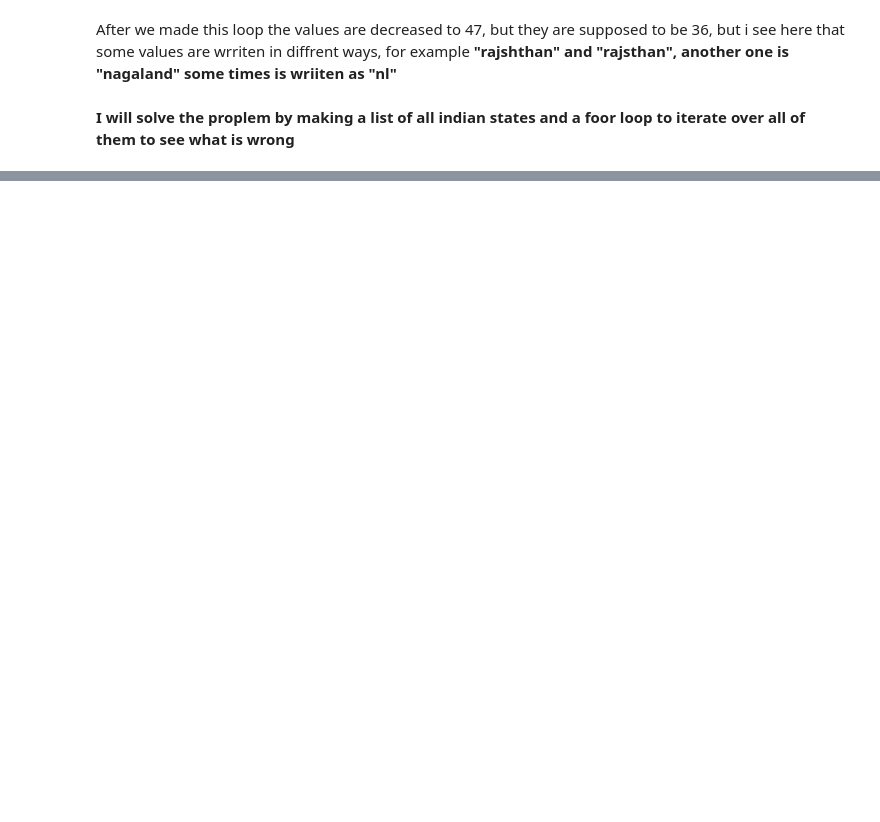
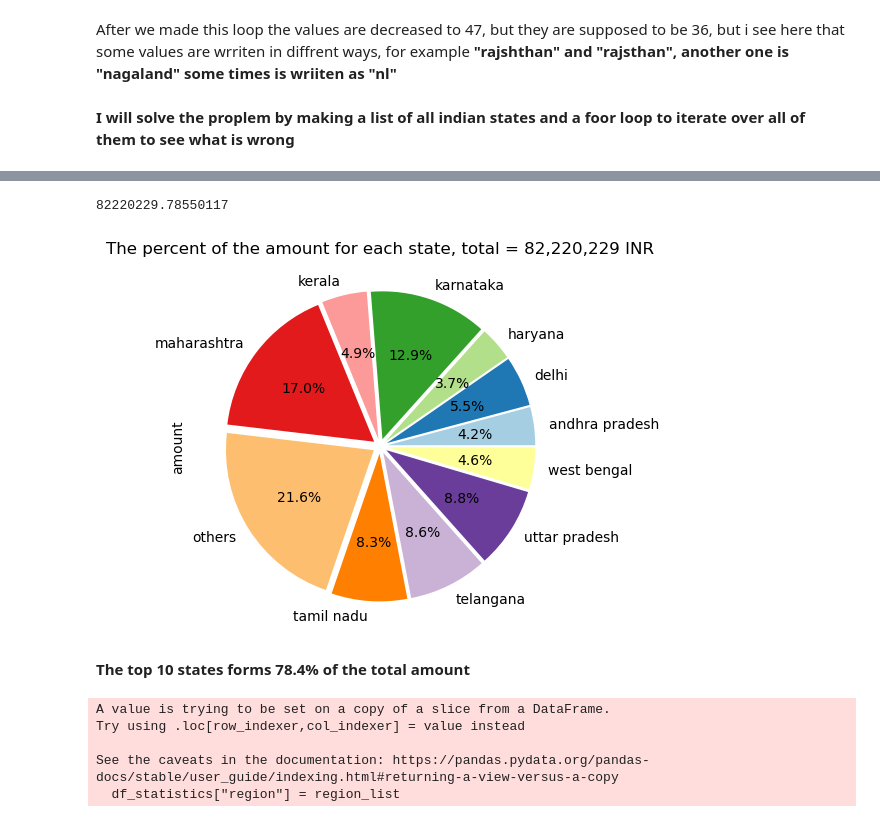
Before and after one commit to Abdelrahman2030/amazon_sales, a Jupyter notebook: amazon_products.ipynb, the cells around one changed output, grey strips where cells are left out. Cells and saved outputs as stored; diff of their text form; code cells hidden in the pictures; blank space fills up the shorter version.

```diff
--- a/amazon_products.ipynb
+++ b/amazon_products.ipynb
@@ -1082,0 +1149,18 @@ df_statistics[df_statistics["state_union"] == "not"]
+# %%
+# This for loop is going to create a new column that says wither the state is other or not
+
+
+top_states_list = ["maharashtra", "karnataka", "uttar pradesh", "telangana", "tamil nadu", "delhi", "kerala", "west bengal",
+                  "andhra pradesh", "haryana"]
+
+top_state = []
+
+for index in range(len(df_statistics)):
+    if df_statistics["state"].iloc[index] in top_states_list:
+        state = df_statistics["state"].iloc[index]
+        top_state.append(state)
+    else:
+        top_state.append("others")
+
+len(top_state)
+len(df_statistics)
@@ -1082,0 +1169,2 @@ df_statistics[df_statistics["state_union"] == "not"]
+# %%
+df_statistics["top_state"] = top_state
@@ -1082,0 +1192,13 @@ df_statistics[df_statistics["state_union"] == "not"]
+# %%
+df_statistics["amount"].sum()
+# %% [output]
+82220229.78550117
+# %%
+x = [0.05, 0.05, 0.05, 0.05, 0.05, 0.05, 0.05, 0.05, 0.05, 0.05, 0.05]
+df_statistics.groupby("top_state")["amount"].sum().plot(kind = "pie", explode = x, autopct = "%1.1f%%",
+                                                        colors = sns.color_palette("Paired") )
+plt.title("The percent of the amount for each state, total = 82,220,229 INR");
+# %% [output]
+[figure, added]
+# %% [markdown]
+**The top 10 states forms 78.4% of the total amount**
@@ -1082,0 +1241,36 @@ df_statistics[df_statistics["state_union"] == "not"]
+# %%
+# This loop is going to classify the states into regions
+
+region_list = []
+error_list = []
+for index in range(len(df_statistics)):
+
+    if df_statistics["state"].iloc[index] in southern_list:
+        region_list.append("southern")
+
+    elif df_statistics["state"].iloc[index] in north_eastern_list:
+        region_list.append("north eastern")
+
+    elif df_statistics["state"].iloc[index] in eastern_list:
+        region_list.append("eastern")
+
+    elif df_statistics["state"].iloc[index] in central_list:
+        region_list.append("central")
+
+    elif df_statistics["state"].iloc[index] in western_list:
+        region_list.append("western")
+
+    elif df_statistics["state"].iloc[index] in northern_list:
+        region_list.append("northern")
+
+    else:
+        region_list.append("error")
+        error_list.append(df_statistics.iloc[index])
+
+df_statistics["region"] = region_list
+# %% [output]
+A value is trying to be set on a copy of a slice from a DataFrame.
+Try using .loc[row_indexer,col_indexer] = value instead
+
+See the caveats in the documentation: https://pandas.pydata.org/pandas-docs/stable/user_guide/indexing.html#returning-a-view-versus-a-copy
+  df_statistics["region"] = region_list
```
Also changed, not shown: parts of 33 cells of this notebook.
